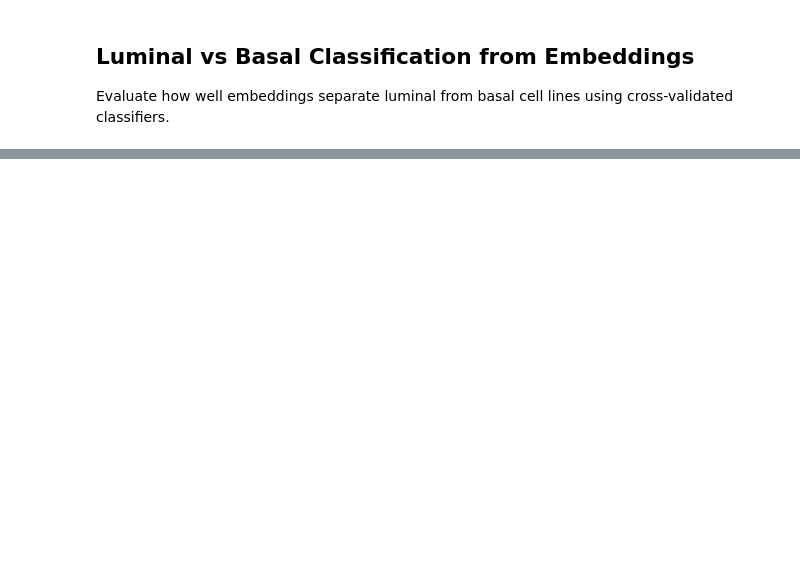
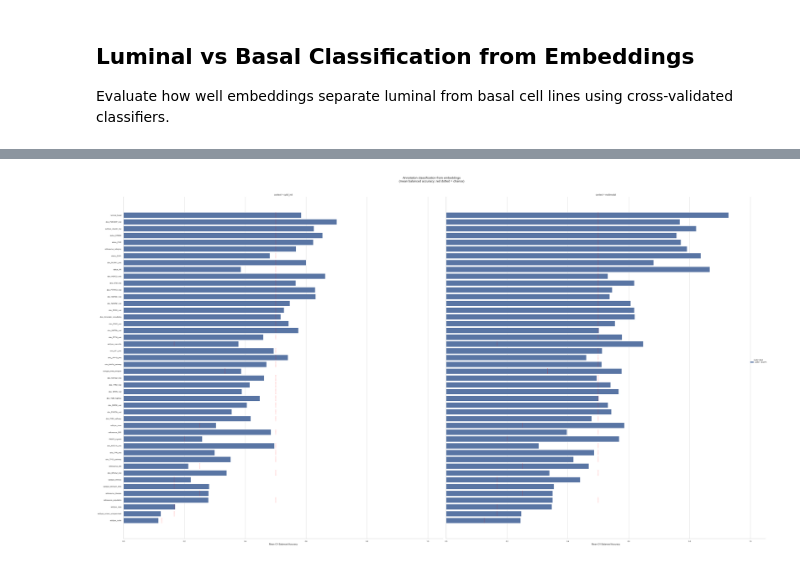
Before and after one commit to frohlich-lab/DeepMechanisticModels, a Jupyter notebook: figures_paper/embeddings_luminal_basal.ipynb, the cells around one changed output, grey strips where cells are left out. Drawn from its saved outputs; the diff is of its cells as text; code cells hidden in the pictures; blank space fills up the shorter version.

```diff
--- a/figures_paper/embeddings_luminal_basal.ipynb
+++ b/figures_paper/embeddings_luminal_basal.ipynb
@@ -163,0 +449,37 @@ if all_results:
+# %%
+# ── Grouped bar chart: balanced accuracy per annotation, grouped by model, faceted by context ──
+plot_df = annot_results_df.copy()
+plot_df["model_label"] = plot_df["model"].map({
+    "EGFR_MAPK__logobs": "DMM",
+    "EGFR_MAPK__logobs_tegfr_aggavg": "DMM + tEGFR",
+})
+
+# Average across classifiers for a cleaner view
+agg = plot_df.groupby(["annotation", "model_label", "context"]).agg(
+    balanced_accuracy=("balanced_accuracy", "mean"),
+    balanced_accuracy_std=("balanced_accuracy", "std"),
+    n_classes=("n_classes", "first"),
+    chance_balanced=("chance_balanced", "first"),
+).reset_index()
+
+# Sort annotations by overall balanced accuracy
+annot_order = agg.groupby("annotation")["balanced_accuracy"].mean().sort_values(ascending=False).index.tolist()
+
+g = sns.catplot(
+    data=agg, x="balanced_accuracy", y="annotation", hue="model_label",
+    col="context", kind="bar", orient="h",
+    order=annot_order, height=max(4, 0.5 * len(annot_order)), aspect=0.9,
+    palette=["#4C72B0", "#DD8452"],
+)
+g.set_xlabels("Mean CV Balanced Accuracy")
+g.set_ylabels("")
+for ax in g.axes.flat:
+    for i, annot_name in enumerate(annot_order):
+        chance_val = agg[agg["annotation"] == annot_name]["chance_balanced"].iloc[0]
+        ax.plot([chance_val, chance_val], [i - 0.4, i + 0.4], color="red", ls=":", lw=1.2, zorder=5)
+    ax.set_xlim(0, 1.05)
+g.fig.suptitle("Annotation classification from embeddings\n(mean balanced accuracy; red dotted = chance)", y=1.02, fontsize=14)
+plt.tight_layout()
+plt.show()
+# %% [output]
+[figure, added]
```
Also changed, not shown: parts of 16 cells of this notebook, 35 other files.
